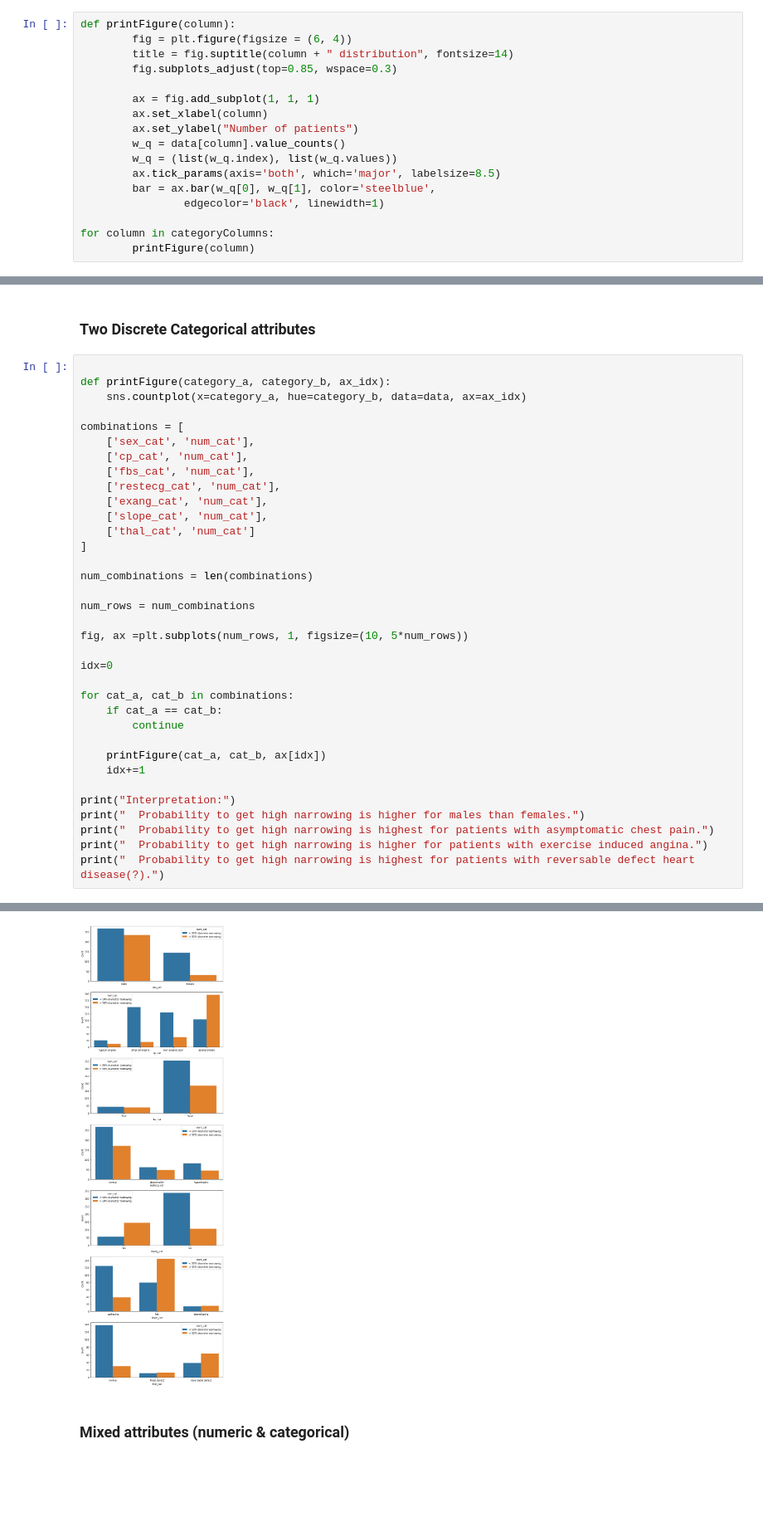
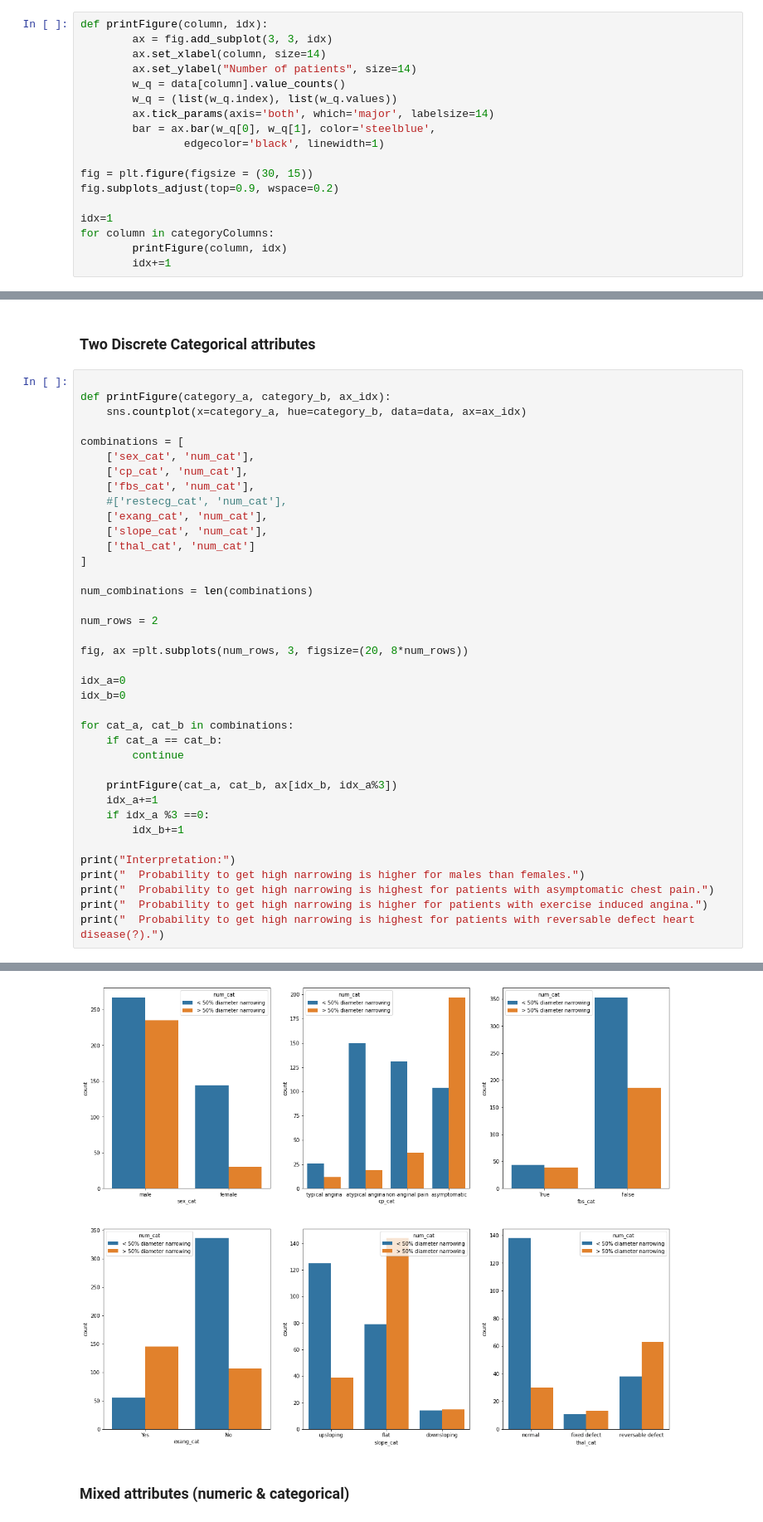
Before and after one commit to se21m024/DataScience, a Jupyter notebook: Exercise 1/se21m024_Stummer_ex1_Data_Visualization_Small.ipynb, the cells around one changed output, grey strips where cells are left out. Shown at 83% size. Cells and saved outputs as stored; diff of their text form; blank space fills up the shorter version.

```diff
--- a/Exercise 1/se21m024_Stummer_ex1_Data_Visualization_Small.ipynb
+++ b/Exercise 1/se21m024_Stummer_ex1_Data_Visualization_Small.ipynb
@@ -212,20 +214,21 @@ plt.tight_layout(rect=(0, 0, 2.2, 2.2))
 # %% [markdown]
 ### Discrete, categorical attribute in 1-D
 # %%
-def printFigure(column):
-        fig = plt.figure(figsize = (6, 4))
-        title = fig.suptitle(column + " distribution", fontsize=14)
-        fig.subplots_adjust(top=0.85, wspace=0.3)
-
-        ax = fig.add_subplot(1, 1, 1)
-        ax.set_xlabel(column)
-        ax.set_ylabel("Number of patients")
+def printFigure(column, idx):
+        ax = fig.add_subplot(3, 3, idx)
+        ax.set_xlabel(column, size=14)
+        ax.set_ylabel("Number of patients", size=14)
         w_q = data[column].value_counts()
         w_q = (list(w_q.index), list(w_q.values))
-        ax.tick_params(axis='both', which='major', labelsize=8.5)
+        ax.tick_params(axis='both', which='major', labelsize=14)
         bar = ax.bar(w_q[0], w_q[1], color='steelblue',
                 edgecolor='black', linewidth=1)
 
+fig = plt.figure(figsize = (30, 15))
+fig.subplots_adjust(top=0.9, wspace=0.2)
+
+idx=1
 for column in categoryColumns:
-        printFigure(column)
+        printFigure(column, idx)
+        idx+=1
 # %% [output]
@@ -283,40 +279,43 @@ def printFigure(category_a, category_b, ax_idx):
 combinations = [
     ['sex_cat', 'num_cat'],
     ['cp_cat', 'num_cat'],
     ['fbs_cat', 'num_cat'],
-    ['restecg_cat', 'num_cat'],
+    #['restecg_cat', 'num_cat'],
     ['exang_cat', 'num_cat'],
     ['slope_cat', 'num_cat'],
     ['thal_cat', 'num_cat']
 ]
 
 num_combinations = len(combinations)
 
-num_rows = num_combinations
+num_rows = 2
 
-fig, ax =plt.subplots(num_rows, 1, figsize=(10, 5*num_rows))
+fig, ax =plt.subplots(num_rows, 3, figsize=(20, 8*num_rows))
 
-idx=0
+idx_a=0
+idx_b=0
 
 for cat_a, cat_b in combinations:
     if cat_a == cat_b:
         continue
 
-    printFigure(cat_a, cat_b, ax[idx])
-    idx+=1
+    printFigure(cat_a, cat_b, ax[idx_b, idx_a%3])
+    idx_a+=1
+    if idx_a %3 ==0:
+        idx_b+=1
 
 print("Interpretation:")
 print("  Probability to get high narrowing is higher for males than females.")
 print("  Probability to get high narrowing is highest for patients with asymptomatic chest pain.")
 print("  Probability to get high narrowing is higher for patients with exercise induced angina.")
 print("  Probability to get high narrowing is highest for patients with reversable defect heart disease(?).")
 # %% [output]
 Interpretation:
   Probability to get high narrowing is higher for males than females.
   Probability to get high narrowing is highest for patients with asymptomatic chest pain.
   Probability to get high narrowing is higher for patients with exercise induced angina.
   Probability to get high narrowing is highest for patients with reversable defect heart disease(?).
-[figure, old version]
+[figure, new version]
 # %% [markdown]
 ### Mixed attributes (numeric & categorical)
 # %%
```
Also changed, not shown: parts of 5 cells of this notebook, 2 other files.
